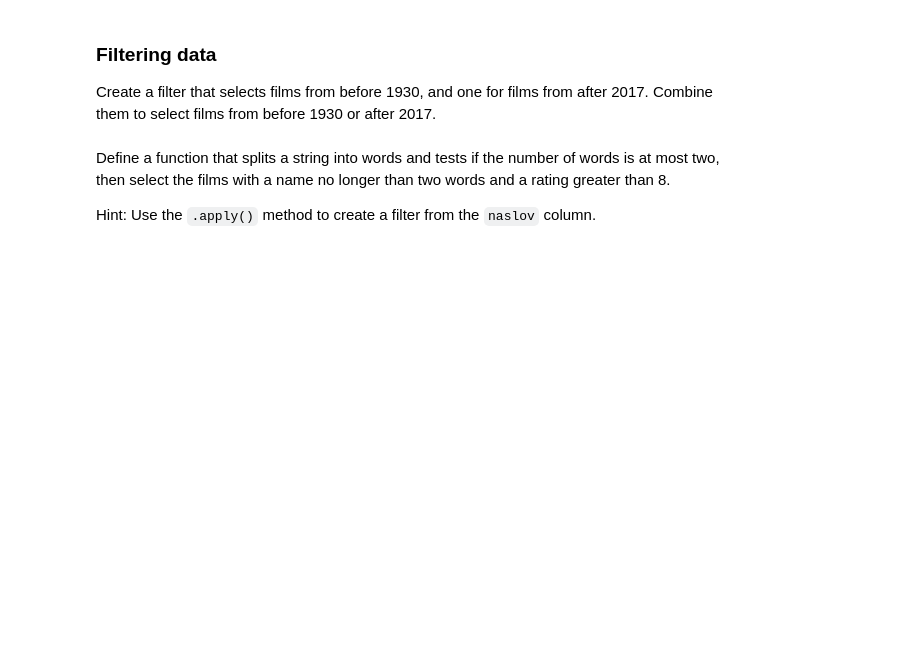
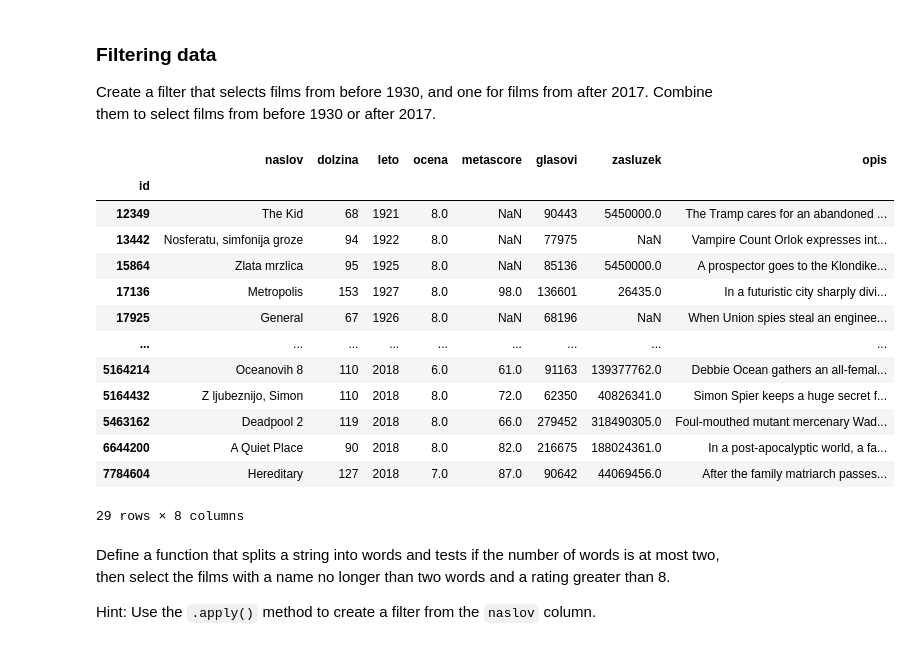
Before and after one commit to evadezelak/programiranje-1, a Jupyter notebook: 3-analiza-podatkov/vaje/pandas_101.ipynb, the cells around one changed output. Cells and saved outputs as stored; diff of their text form; code cells hidden in the pictures; blank space fills up the shorter version.

```diff
--- a/3-analiza-podatkov/vaje/pandas_101.ipynb
+++ b/3-analiza-podatkov/vaje/pandas_101.ipynb
@@ -143,6 +156,23 @@ Select the slice corresponding to the columns `naslov`, `leto`, and `glasovi` fr
 
 Create a filter that selects films from before 1930, and one for films from after 2017.
 Combine them to select films from before 1930 or after 2017.
+# %%
+filmi[(filmi.leto > 2017) | (filmi.leto < 1930)]
+# %% [output]
+|  | naslov | dolzina | leto | ocena | metascore | glasovi | zasluzek | opis |
+| id |  |  |  |  |  |  |  |  |
+| 12349 | The Kid | 68 | 1921 | 8.0 | NaN | 90443 | 5450000.0 | The Tramp cares for an abandoned ... |
+| 13442 | Nosferatu, simfonija groze | 94 | 1922 | 8.0 | NaN | 77975 | NaN | Vampire Count Orlok expresses int... |
+| 15864 | Zlata mrzlica | 95 | 1925 | 8.0 | NaN | 85136 | 5450000.0 | A prospector goes to the Klondike... |
+| 17136 | Metropolis | 153 | 1927 | 8.0 | 98.0 | 136601 | 26435.0 | In a futuristic city sharply divi... |
+| 17925 | General | 67 | 1926 | 8.0 | NaN | 68196 | NaN | When Union spies steal an enginee... |
+| ... | ... | ... | ... | ... | ... | ... | ... | ... |
+| 5164214 | Oceanovih 8 | 110 | 2018 | 6.0 | 61.0 | 91163 | 139377762.0 | Debbie Ocean gathers an all-femal... |
+| 5164432 | Z ljubeznijo, Simon | 110 | 2018 | 8.0 | 72.0 | 62350 | 40826341.0 | Simon Spier keeps a huge secret f... |
+| 5463162 | Deadpool 2 | 119 | 2018 | 8.0 | 66.0 | 279452 | 318490305.0 | Foul-mouthed mutant mercenary Wad... |
+| 6644200 | A Quiet Place | 90 | 2018 | 8.0 | 82.0 | 216675 | 188024361.0 | In a post-apocalyptic world, a fa... |
+| 7784604 | Hereditary | 127 | 2018 | 7.0 | 87.0 | 90642 | 44069456.0 | After the family matriarch passes... |
+29 rows × 8 columns
 # %% [markdown]
 Define a function that splits a string into words and tests if the number of words is at most two, then select the films with a name no longer than two words and a rating greater than 8.
 
```
Also changed, not shown: parts of 8 cells of this notebook.
